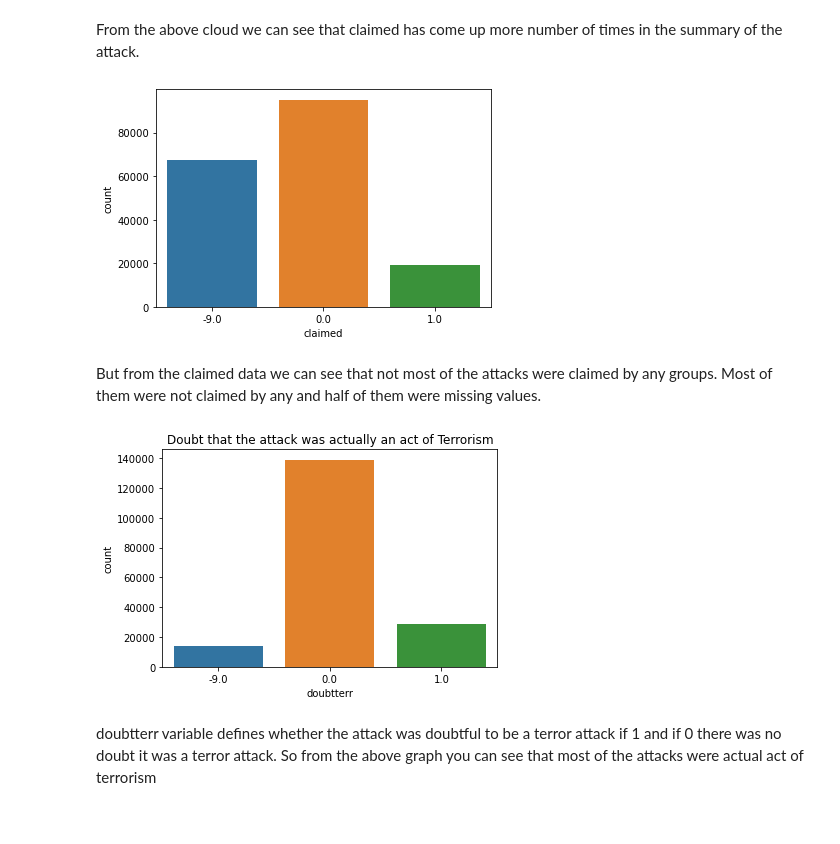
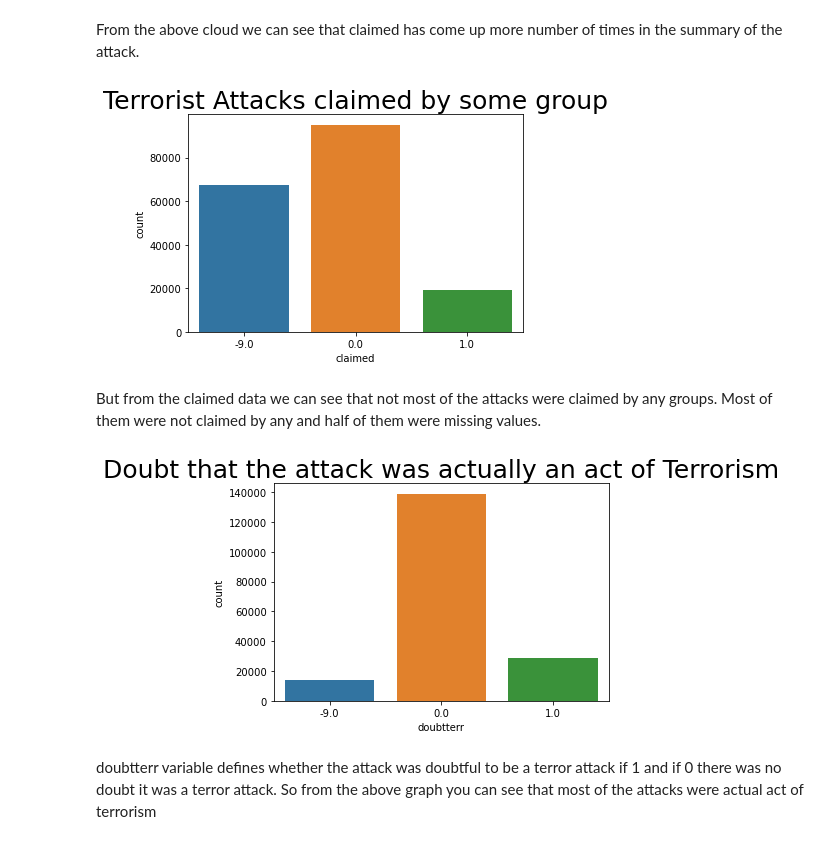
Before and after one commit to shnkreddy98/Global-Terrorism-Dataset-EDA, a Jupyter notebook: Terrorism_EDA.ipynb, the cells around one changed output. Saved outputs shown, nothing was run; the diff lists cells and outputs as text; code cells hidden in the pictures.

Commit message:
Graph Titles

```diff
--- a/Terrorism_EDA.ipynb
+++ b/Terrorism_EDA.ipynb
@@ -506,17 +506,18 @@ plt.show()
 From the above cloud we can see that claimed has come up more number of times in the summary of the attack.
 # %%
 sns.countplot(x= 'claimed', data = df)
+plt.title('Terrorist Attacks claimed by some group', fontdict = {'size': 25})
 plt.show()
 # %% [output]
-[figure, old version]
+[figure, new version]
 # %% [markdown]
 But from the claimed data we can see that not most of the attacks were claimed by any groups. Most of them were not claimed by any and half of them were missing values.
 # %%
 sns.countplot(x= 'doubtterr', data = df)
-plt.title('Doubt that the attack was actually an act of Terrorism')
+plt.title('Doubt that the attack was actually an act of Terrorism', fontdict = {'size': 25})
 plt.show()
 # %% [output]
-[figure, old version]
+[figure, new version]
 # %% [markdown]
 doubtterr variable defines whether the attack was doubtful to be a terror attack if 1 and if 0 there was no doubt it was a terror attack. So from the above graph you can see that most of the attacks were actual act of terrorism
 # %% [markdown]
```
